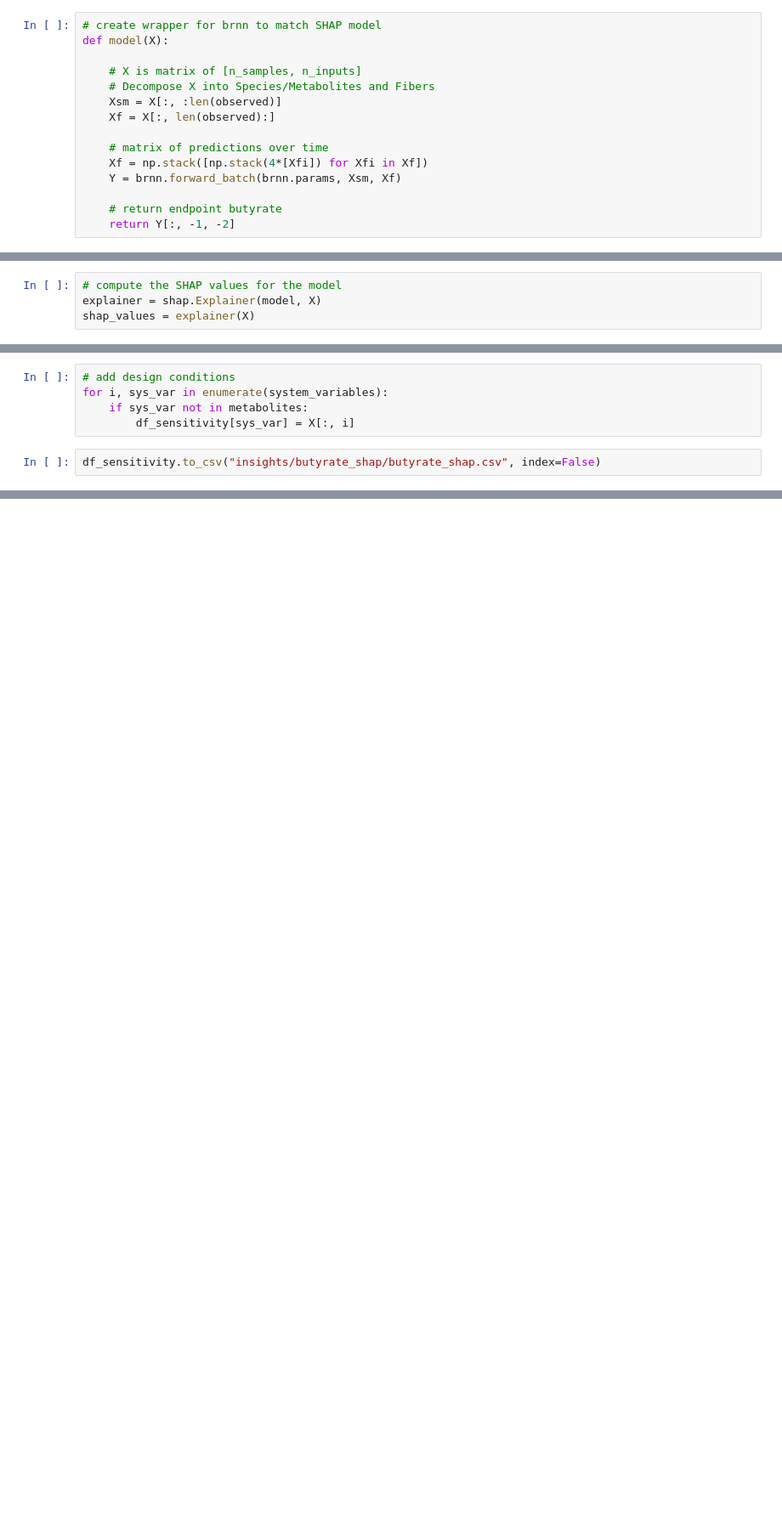
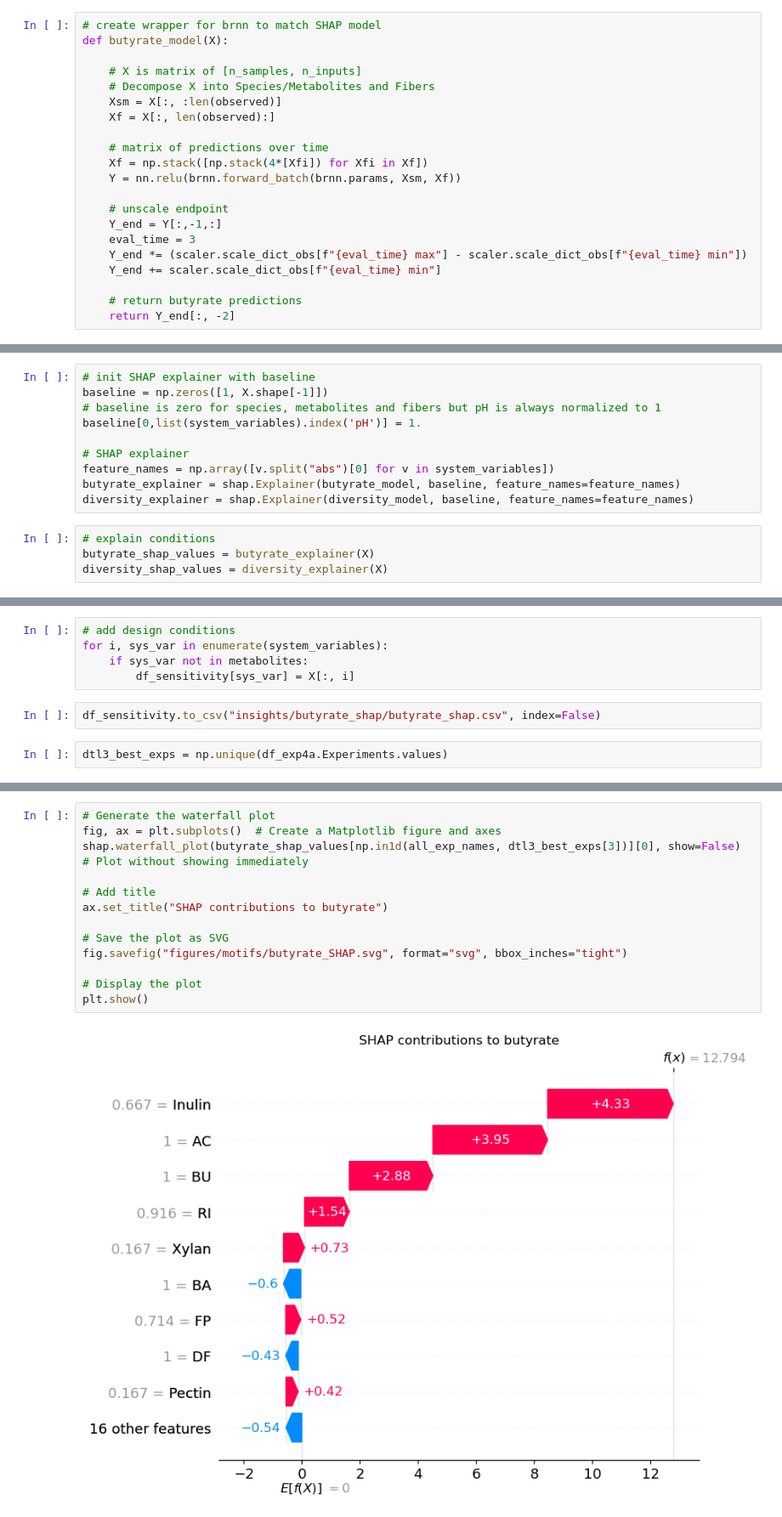
Before and after one commit to VenturelliLab/Connors-Thompson_et_al_2026, a Jupyter notebook: MiRNN Sensitivity (Butyrate SHAP).ipynb, the cells around one changed output, grey strips where cells are left out. Shown: that part at 85% size. Drawn from its saved outputs; the diff is of its cells as text; blank space fills up the shorter version.

```diff
--- a/MiRNN Sensitivity (Butyrate SHAP).ipynb
+++ b/MiRNN Sensitivity (Butyrate SHAP).ipynb
@@ -175,7 +114,7 @@ Evidence 46916.203
 Pass count  1
 # %%
 # create wrapper for brnn to match SHAP model
-def model(X):
+def butyrate_model(X):
 
     # X is matrix of [n_samples, n_inputs]
     # Decompose X into Species/Metabolites and Fibers
@@ -184,7 +123,13 @@ def model(X):
 
     # matrix of predictions over time
     Xf = np.stack([np.stack(4*[Xfi]) for Xfi in Xf])
-    Y = brnn.forward_batch(brnn.params, Xsm, Xf)
+    Y = nn.relu(brnn.forward_batch(brnn.params, Xsm, Xf))
 
-    # return endpoint butyrate
-    return Y[:, -1, -2]
+    # unscale endpoint
+    Y_end = Y[:,-1,:]
+    eval_time = 3
+    Y_end *= (scaler.scale_dict_obs[f"{eval_time} max"] - scaler.scale_dict_obs[f"{eval_time} min"])
+    Y_end += scaler.scale_dict_obs[f"{eval_time} min"]
+
+    # return butyrate predictions
+    return Y_end[:, -2]
@@ -204,8 +180,18 @@ for (T, X, U, Y, exp_names) in train_data_scaled:
 # stack
 X = np.stack(Xs)
 all_exp_names = np.concatenate(all_exp_names)
+# %%
+# init SHAP explainer with baseline
+baseline = np.zeros([1, X.shape[-1]])
+# baseline is zero for species, metabolites and fibers but pH is always normalized to 1
+baseline[0,list(system_variables).index('pH')] = 1.
+
+# SHAP explainer
+feature_names = np.array([v.split("abs")[0] for v in system_variables])
+butyrate_explainer = shap.Explainer(butyrate_model, baseline, feature_names=feature_names)
+diversity_explainer = shap.Explainer(diversity_model, baseline, feature_names=feature_names)
 # %%
-# compute the SHAP values for the model
-explainer = shap.Explainer(model, X)
-shap_values = explainer(X)
+# explain conditions
+butyrate_shap_values = butyrate_explainer(X)
+diversity_shap_values = diversity_explainer(X)
 # %%
@@ -259,3 +252,5 @@ for i, sys_var in enumerate(system_variables):
         df_sensitivity[sys_var] = X[:, i]
 # %%
 df_sensitivity.to_csv("insights/butyrate_shap/butyrate_shap.csv", index=False)
+# %%
+dtl3_best_exps = np.unique(df_exp4a.Experiments.values)
@@ -261,0 +271,15 @@ df_sensitivity.to_csv("insights/butyrate_shap/butyrate_shap.csv", index=False)
+# %%
+# Generate the waterfall plot
+fig, ax = plt.subplots()  # Create a Matplotlib figure and axes
+shap.waterfall_plot(butyrate_shap_values[np.in1d(all_exp_names, dtl3_best_exps[3])][0], show=False)  # Plot without showing immediately
+
+# Add title
+ax.set_title("SHAP contributions to butyrate")
+
+# Save the plot as SVG
+fig.savefig("figures/motifs/butyrate_SHAP.svg", format="svg", bbox_inches="tight")
+
+# Display the plot
+plt.show()
+# %% [output]
+[figure, added]
```
Also changed, not shown: parts of 23 cells of this notebook, 37 other files.
